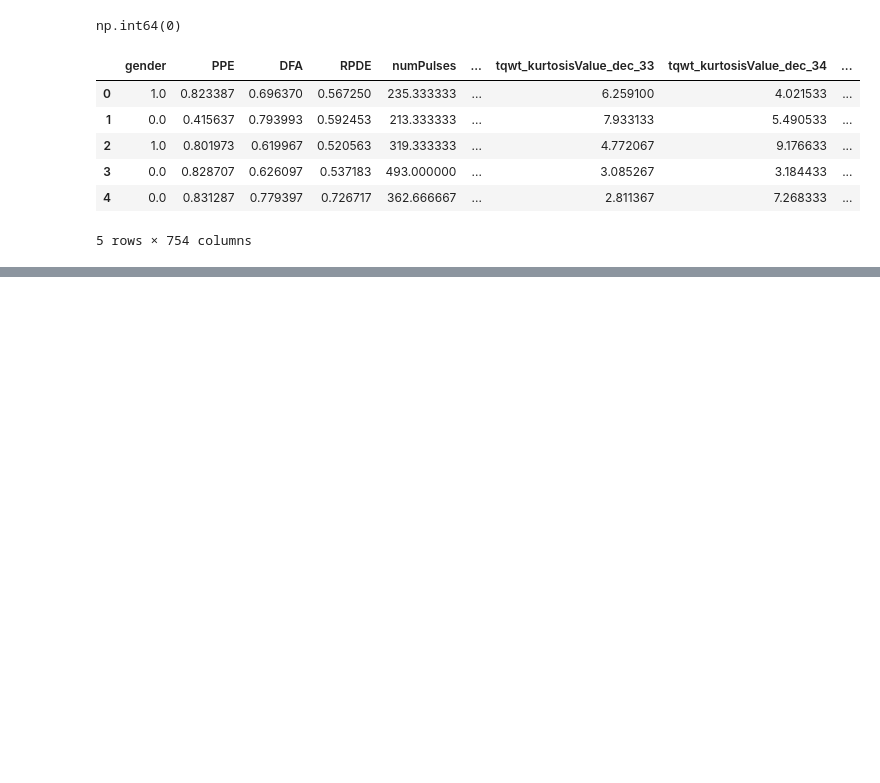
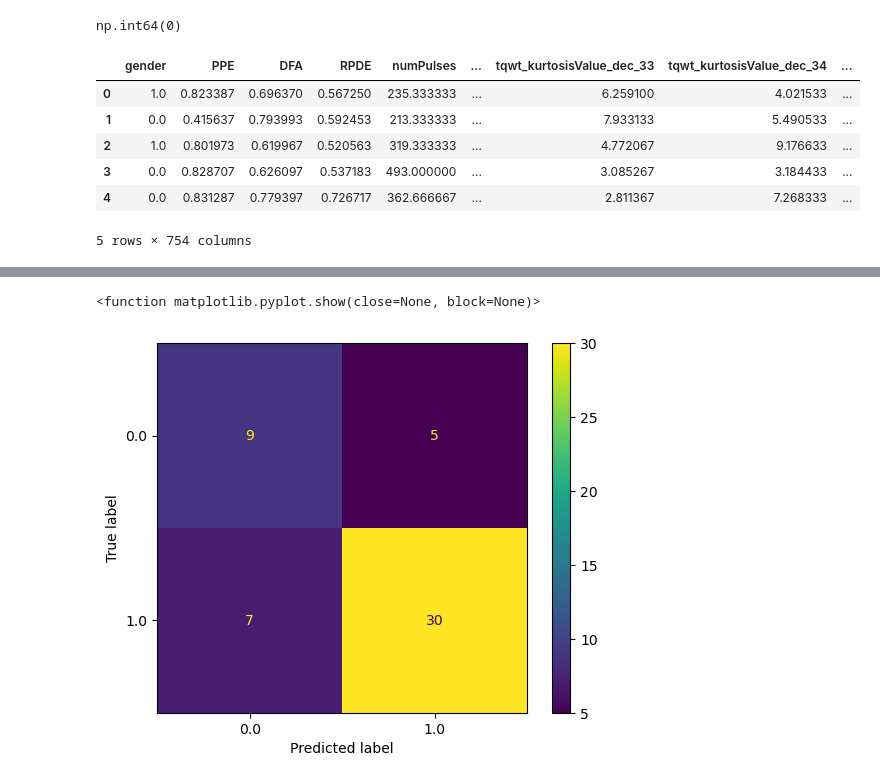
Before and after one commit to sepehr21ar/Machine-Learning-and-Analytics, a Jupyter notebook: Parkinson_Disease/main.ipynb, the cells around one changed output, grey strips where cells are left out. Cells and saved outputs as stored; diff of their text form; code cells hidden in the pictures; blank space fills up the shorter version.

```diff
--- a/Parkinson_Disease/main.ipynb
+++ b/Parkinson_Disease/main.ipynb
@@ -70,0 +168,13 @@ df.head()
+# %%
+
+models = [LogisticRegression(class_weight='balanced',max_iter=1000, solver="lbfgs", C=1.2), XGBClassifier(), SVC(kernel='rbf', probability=True,max_iter=1000,class_weight='balanced' )]
+for model in models:
+    model.fit(X_resampled, Y_resampled)
+    print(f'{model} : ')
+
+    train_preds = model.predict(X_resampled)
+    print('Training Accuracy : ', ras(Y_resampled, train_preds))
+
+    val_preds = model.predict(X_val)
+    print('Validation Accuracy : ', ras(y_val, val_preds))
+    print()
@@ -70,0 +212,9 @@ df.head()
+# %%
+from sklearn.metrics import ConfusionMatrixDisplay
+
+
+ConfusionMatrixDisplay.from_estimator(models[0], X_val, y_val)
+plt.show
+# %% [output]
+<function matplotlib.pyplot.show(close=None, block=None)>
+[figure, added]
```
Also changed, not shown: parts of 12 cells of this notebook.
